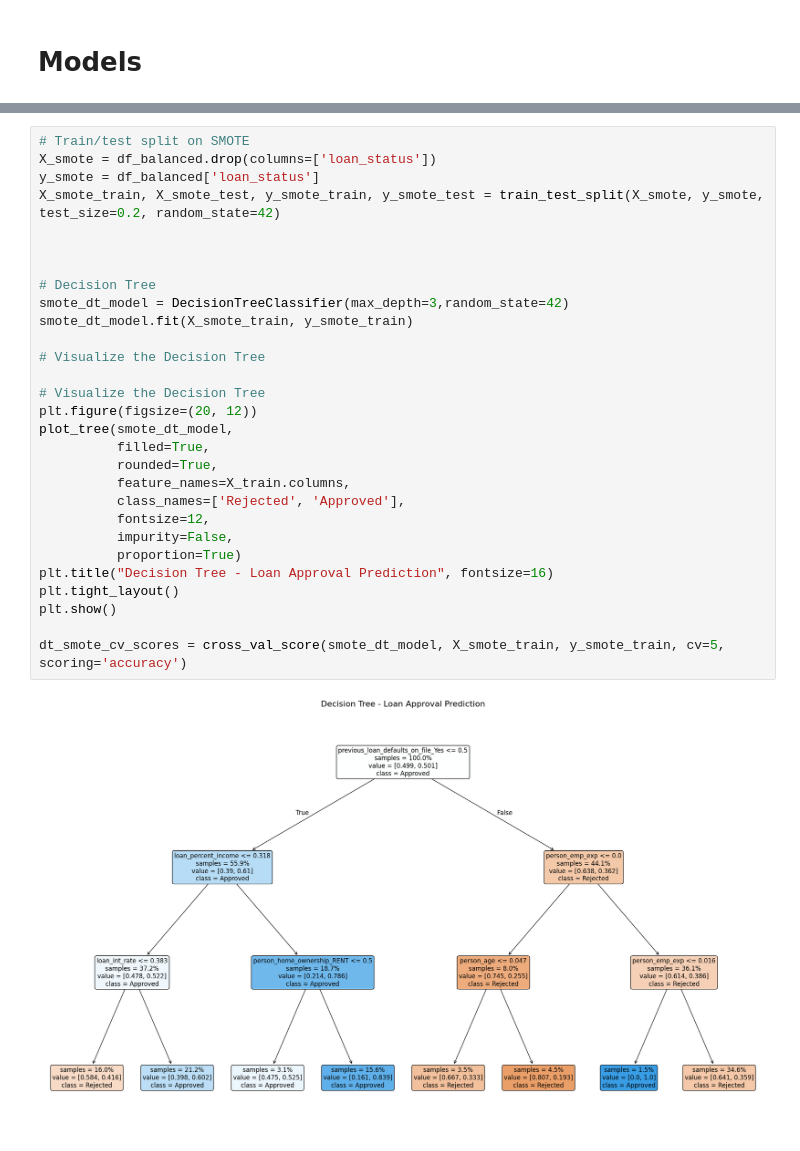
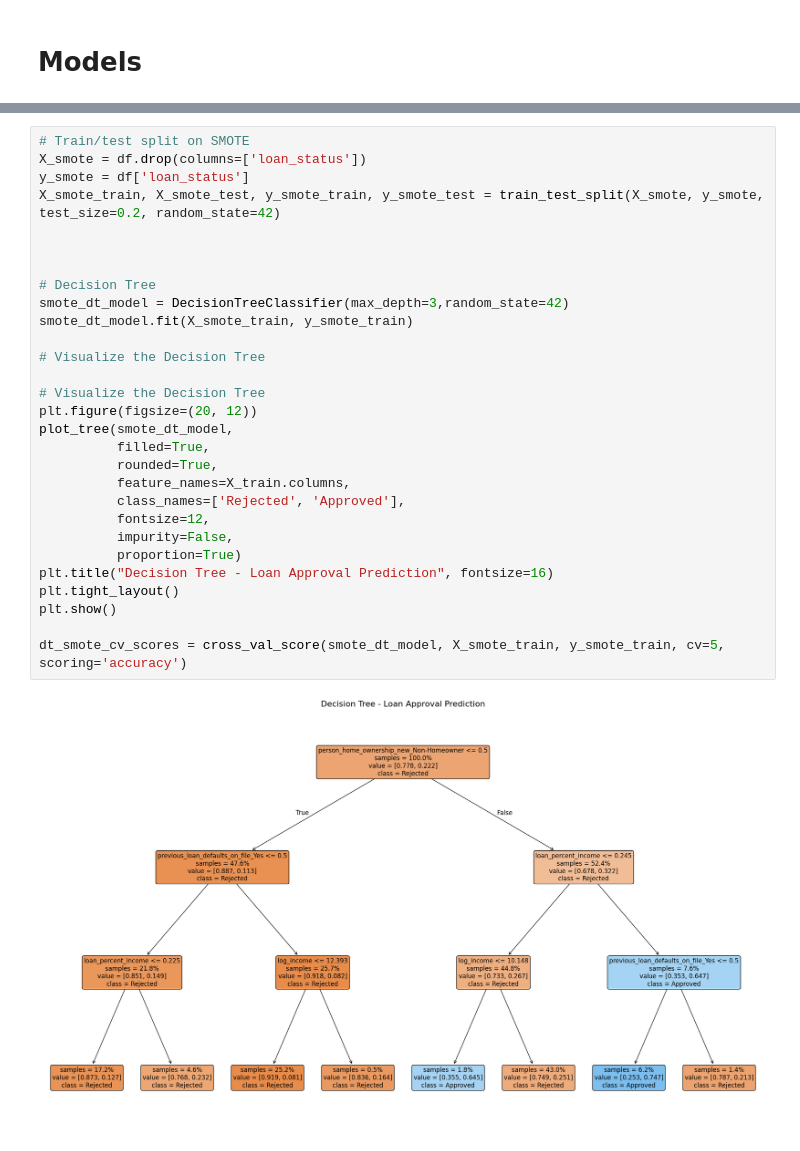
Before and after one commit to jb705249/SJU_DSS_740_Final_Project, a Jupyter notebook: Scr/modeling_Decision_Tree.ipynb, the cells around one changed output, grey strips where cells are left out. Cells and saved outputs as stored; diff of their text form.

```diff
--- a/Scr/modeling_Decision_Tree.ipynb
+++ b/Scr/modeling_Decision_Tree.ipynb
@@ -106,34 +129,34 @@ changelog.append({
 # %%
 # Train/test split on SMOTE
-X_smote = df_balanced.drop(columns=['loan_status'])
-y_smote = df_balanced['loan_status']
+X_smote = df.drop(columns=['loan_status'])
+y_smote = df['loan_status']
 X_smote_train, X_smote_test, y_smote_train, y_smote_test = train_test_split(X_smote, y_smote, test_size=0.2, random_state=42)
 
 
 
 # Decision Tree
 smote_dt_model = DecisionTreeClassifier(max_depth=3,random_state=42)
 smote_dt_model.fit(X_smote_train, y_smote_train)
 
 # Visualize the Decision Tree
 
 # Visualize the Decision Tree
 plt.figure(figsize=(20, 12))
 plot_tree(smote_dt_model,
           filled=True,
           rounded=True,
           feature_names=X_train.columns,
           class_names=['Rejected', 'Approved'],
           fontsize=12,
           impurity=False,
           proportion=True)
 plt.title("Decision Tree - Loan Approval Prediction", fontsize=16)
 plt.tight_layout()
 plt.show()
 
 dt_smote_cv_scores = cross_val_score(smote_dt_model, X_smote_train, y_smote_train, cv=5, scoring='accuracy')
 # %% [output]
-[figure, old version]
+[figure, new version]
 # %%
 # --- Model Validation ---
 
```
Also changed, not shown: parts of 15 cells of this notebook, 5 other files.
